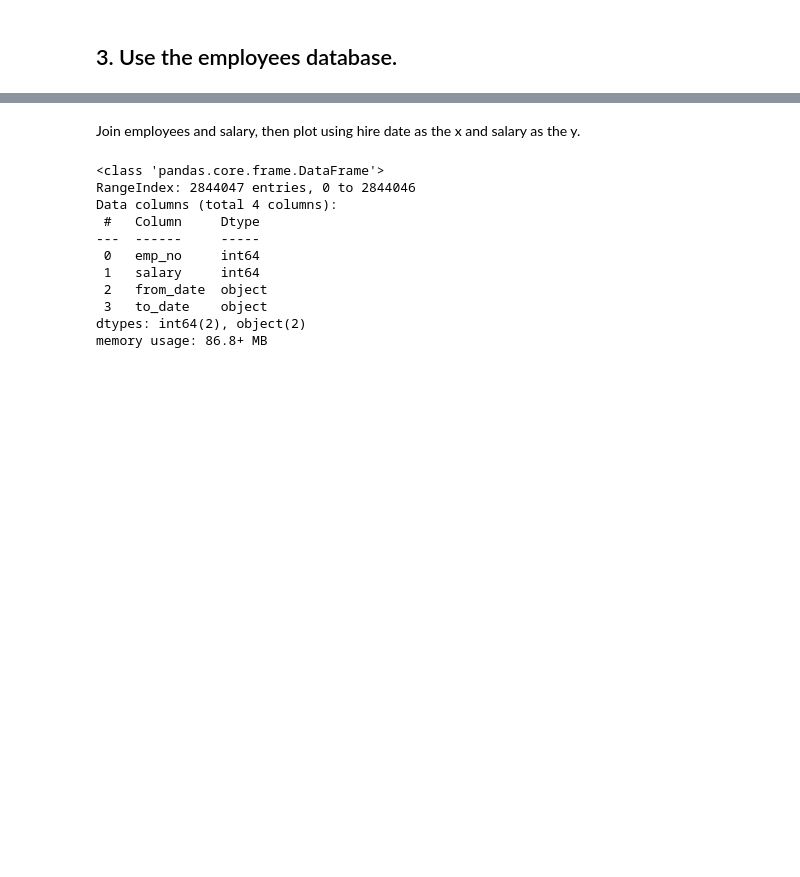
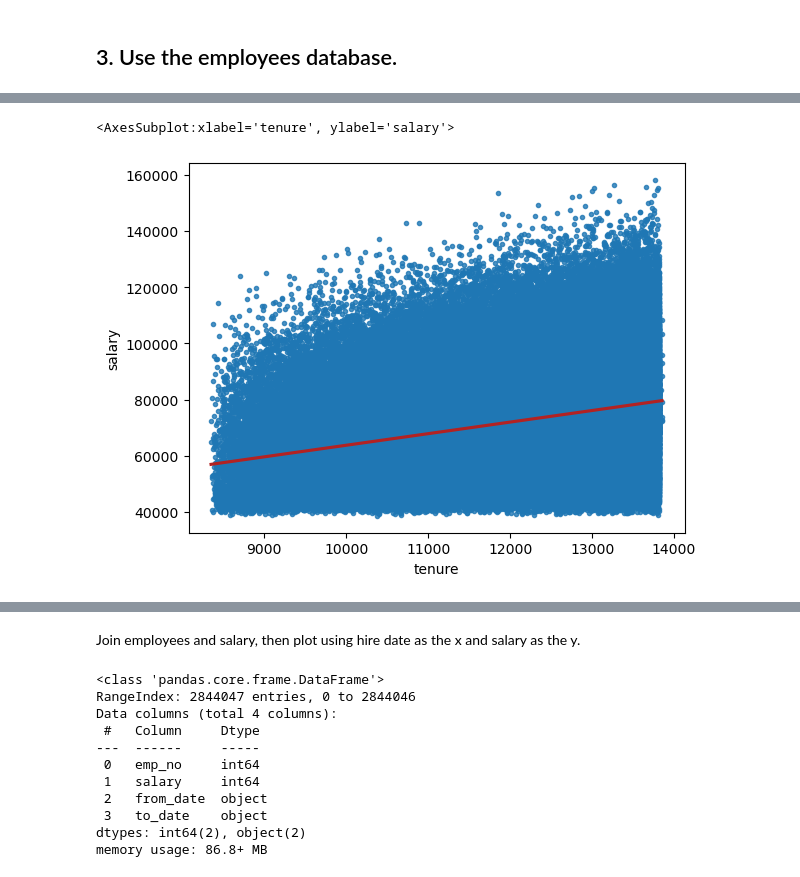
Before and after one commit to JoshuaHolt-Tech/statistics-exercises, a Jupyter notebook: hypothesis_testing.ipynb, the cells around one changed output, grey strips where cells are left out. Cells and saved outputs as stored; diff of their text form; code cells hidden in the pictures; blank space fills up the shorter version.

```diff
--- a/hypothesis_testing.ipynb
+++ b/hypothesis_testing.ipynb
@@ -636,2 +700,7 @@ sns.scatterplot(x='tenure', y='total_charges', data=no_phone, hue='churn')
 # %% [markdown]
 ## 3. Use the employees database.
+# %%
+query = "SELECT * FROM employees JOIN salaries USING(emp_no) WHERE to_date = '9999-01-01';"
+# %%
+df = pd.read_sql(query, url)
+df.info()
@@ -637,0 +731,3 @@ sns.scatterplot(x='tenure', y='total_charges', data=no_phone, hue='churn')
+# %%
+df['tenure'] = pd.to_datetime('today') - pd.to_datetime(df.hire_date)
+df['tenure'] = df.tenure.astype('str').str.split(' ', expand=True)[0].astype('int')
@@ -637,0 +754,7 @@ sns.scatterplot(x='tenure', y='total_charges', data=no_phone, hue='churn')
+# %%
+tenure_df = df[['tenure', 'salary']]
+# %%
+sns.regplot(x='tenure', y='salary', data=tenure_df, marker='.', line_kws=({'color':'Firebrick'}))
+# %% [output]
+<AxesSubplot:xlabel='tenure', ylabel='salary'>
+[figure, added]
```
Also changed, not shown: parts of 53 cells of this notebook.
